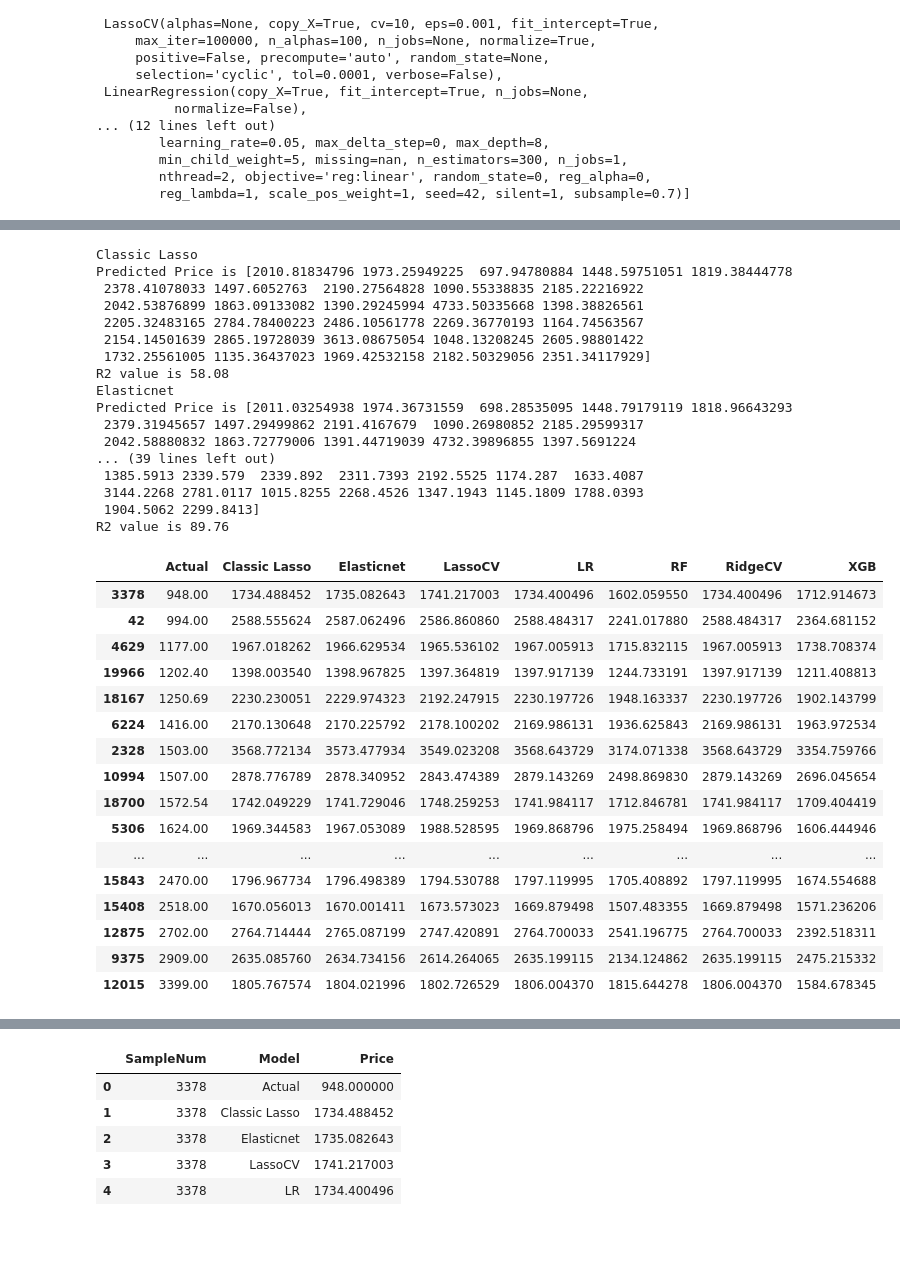
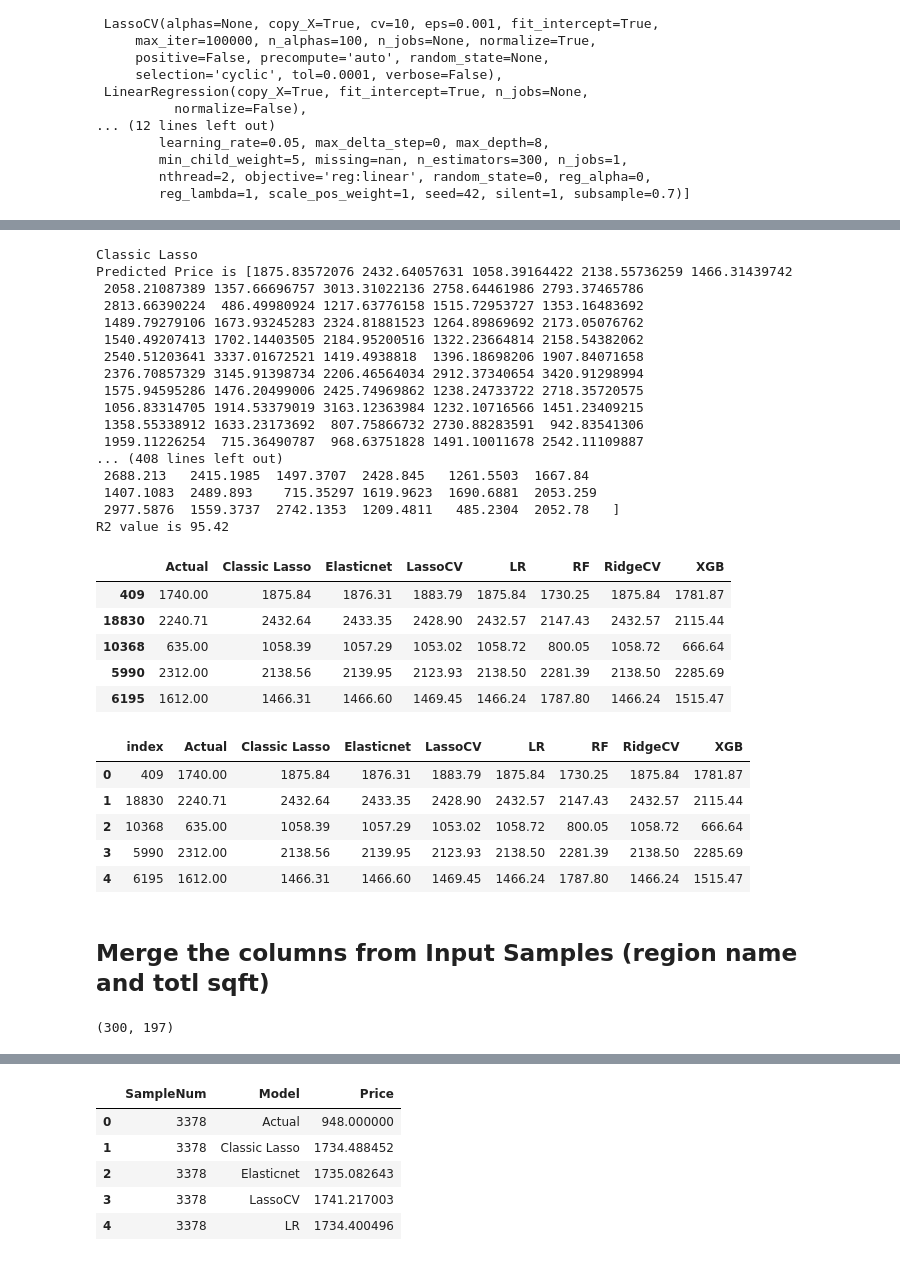
Before and after one commit to sigmanudude/ResidentialEnergyPrediction, a Jupyter notebook: predictPrice.ipynb, the cells around one changed output, grey strips where cells are left out. Saved outputs shown, nothing was run; the diff lists cells and outputs as text; code cells hidden in the pictures.

```diff
--- a/predictPrice.ipynb
+++ b/predictPrice.ipynb
@@ -67,3 +69,3 @@ totsqt = {0 : "(df_recs.TOTHSQFT != -1)",
 # %%
-X, vocab, y = generateX_samp(ohe = True, target = "DOLLAR", numSamples = 30, region = 2, totsqft_cd = 3)
+X, vocab, y = generateX_samp(ohe = True, target = "DOLLAR", numSamples = 300, region = 2, totsqft_cd = 0)
 # %% [output]
@@ -201,43 +159,50 @@ for i, model in enumerate(models):
     results_score['RMSE'] = rmse
 # %% [output]
 Classic Lasso
-Predicted Price is [2010.81834796 1973.25949225  697.94780884 1448.59751051 1819.38444778
- 2378.41078033 1497.6052763  2190.27564828 1090.55338835 2185.22216922
- 2042.53876899 1863.09133082 1390.29245994 4733.50335668 1398.38826561
- 2205.32483165 2784.78400223 2486.10561778 2269.36770193 1164.74563567
- 2154.14501639 2865.19728039 3613.08675054 1048.13208245 2605.98801422
- 1732.25561005 1135.36437023 1969.42532158 2182.50329056 2351.34117929]
-R2 value is 58.08
-Elasticnet
-Predicted Price is [2011.03254938 1974.36731559  698.28535095 1448.79179119 1818.96643293
- 2379.31945657 1497.29499862 2191.4167679  1090.26980852 2185.29599317
- 2042.58880832 1863.72779006 1391.44719039 4732.39896855 1397.5691224
-... (39 lines left out)
- 1385.5913 2339.579  2339.892  2311.7393 2192.5525 1174.287  1633.4087
- 3144.2268 2781.0117 1015.8255 2268.4526 1347.1943 1145.1809 1788.0393
- 1904.5062 2299.8413]
-R2 value is 89.76
+Predicted Price is [1875.83572076 2432.64057631 1058.39164422 2138.55736259 1466.31439742
+ 2058.21087389 1357.66696757 3013.31022136 2758.64461986 2793.37465786
+ 2813.66390224  486.49980924 1217.63776158 1515.72953727 1353.16483692
+ 1489.79279106 1673.93245283 2324.81881523 1264.89869692 2173.05076762
+ 1540.49207413 1702.14403505 2184.95200516 1322.23664814 2158.54382062
+ 2540.51203641 3337.01672521 1419.4938818  1396.18698206 1907.84071658
+ 2376.70857329 3145.91398734 2206.46564034 2912.37340654 3420.91298994
+ 1575.94595286 1476.20499006 2425.74969862 1238.24733722 2718.35720575
+ 1056.83314705 1914.53379019 3163.12363984 1232.10716566 1451.23409215
+ 1358.55338912 1633.23173692  807.75866732 2730.88283591  942.83541306
+ 1959.11226254  715.36490787  968.63751828 1491.10011678 2542.11109887
+... (408 lines left out)
+ 2688.213   2415.1985  1497.3707  2428.845   1261.5503  1667.84
+ 1407.1083  2489.893    715.35297 1619.9623  1690.6881  2053.259
+ 2977.5876  1559.3737  2742.1353  1209.4811   485.2304  2052.78   ]
+R2 value is 95.42
+# %%
+results_data = results_data.applymap(lambda r:round(r, 2))
+results_data.head()
+# %% [output]
+|  | Actual | Classic Lasso | Elasticnet | LassoCV | LR | RF | RidgeCV | XGB |
+| 409 | 1740.00 | 1875.84 | 1876.31 | 1883.79 | 1875.84 | 1730.25 | 1875.84 | 1781.87 |
+| 18830 | 2240.71 | 2432.64 | 2433.35 | 2428.90 | 2432.57 | 2147.43 | 2432.57 | 2115.44 |
+| 10368 | 635.00 | 1058.39 | 1057.29 | 1053.02 | 1058.72 | 800.05 | 1058.72 | 666.64 |
+| 5990 | 2312.00 | 2138.56 | 2139.95 | 2123.93 | 2138.50 | 2281.39 | 2138.50 | 2285.69 |
+| 6195 | 1612.00 | 1466.31 | 1466.60 | 1469.45 | 1466.24 | 1787.80 | 1466.24 | 1515.47 |
 # %%
-results_data.to_csv("dataforfinalproject/resultsdata.csv", index = True)
+results_data.reset_index(inplace = True)
+results_data.to_csv(os.path.join(dataFilePath,"resultsdata.csv"), index = False)
 # %%
 # results_data = results_data.sort_values(['Actual'], ascending = True)
 # %%
-results_data
+results_data.head()
 # %% [output]
-|  | Actual | Classic Lasso | Elasticnet | LassoCV | LR | RF | RidgeCV | XGB |
-| 3378 | 948.00 | 1734.488452 | 1735.082643 | 1741.217003 | 1734.400496 | 1602.059550 | 1734.400496 | 1712.914673 |
-| 42 | 994.00 | 2588.555624 | 2587.062496 | 2586.860860 | 2588.484317 | 2241.017880 | 2588.484317 | 2364.681152 |
-| 4629 | 1177.00 | 1967.018262 | 1966.629534 | 1965.536102 | 1967.005913 | 1715.832115 | 1967.005913 | 1738.708374 |
-| 19966 | 1202.40 | 1398.003540 | 1398.967825 | 1397.364819 | 1397.917139 | 1244.733191 | 1397.917139 | 1211.408813 |
-| 18167 | 1250.69 | 2230.230051 | 2229.974323 | 2192.247915 | 2230.197726 | 1948.163337 | 2230.197726 | 1902.143799 |
-| 6224 | 1416.00 | 2170.130648 | 2170.225792 | 2178.100202 | 2169.986131 | 1936.625843 | 2169.986131 | 1963.972534 |
-| 2328 | 1503.00 | 3568.772134 | 3573.477934 | 3549.023208 | 3568.643729 | 3174.071338 | 3568.643729 | 3354.759766 |
-| 10994 | 1507.00 | 2878.776789 | 2878.340952 | 2843.474389 | 2879.143269 | 2498.869830 | 2879.143269 | 2696.045654 |
-| 18700 | 1572.54 | 1742.049229 | 1741.729046 | 1748.259253 | 1741.984117 | 1712.846781 | 1741.984117 | 1709.404419 |
-| 5306 | 1624.00 | 1969.344583 | 1967.053089 | 1988.528595 | 1969.868796 | 1975.258494 | 1969.868796 | 1606.444946 |
-| ... | ... | ... | ... | ... | ... | ... | ... | ... |
-| 15843 | 2470.00 | 1796.967734 | 1796.498389 | 1794.530788 | 1797.119995 | 1705.408892 | 1797.119995 | 1674.554688 |
-| 15408 | 2518.00 | 1670.056013 | 1670.001411 | 1673.573023 | 1669.879498 | 1507.483355 | 1669.879498 | 1571.236206 |
-| 12875 | 2702.00 | 2764.714444 | 2765.087199 | 2747.420891 | 2764.700033 | 2541.196775 | 2764.700033 | 2392.518311 |
-| 9375 | 2909.00 | 2635.085760 | 2634.734156 | 2614.264065 | 2635.199115 | 2134.124862 | 2635.199115 | 2475.215332 |
-| 12015 | 3399.00 | 1805.767574 | 1804.021996 | 1802.726529 | 1806.004370 | 1815.644278 | 1806.004370 | 1584.678345 |
+|  | index | Actual | Classic Lasso | Elasticnet | LassoCV | LR | RF | RidgeCV | XGB |
+| 0 | 409 | 1740.00 | 1875.84 | 1876.31 | 1883.79 | 1875.84 | 1730.25 | 1875.84 | 1781.87 |
+| 1 | 18830 | 2240.71 | 2432.64 | 2433.35 | 2428.90 | 2432.57 | 2147.43 | 2432.57 | 2115.44 |
+| 2 | 10368 | 635.00 | 1058.39 | 1057.29 | 1053.02 | 1058.72 | 800.05 | 1058.72 | 666.64 |
+| 3 | 5990 | 2312.00 | 2138.56 | 2139.95 | 2123.93 | 2138.50 | 2281.39 | 2138.50 | 2285.69 |
+| 4 | 6195 | 1612.00 | 1466.31 | 1466.60 | 1469.45 | 1466.24 | 1787.80 | 1466.24 | 1515.47 |
+# %% [markdown]
+## Merge the columns from Input Samples (region name and totl sqft)
+# %%
+samp = pd.read_csv(os.path.join(dataFilePath, sampleFile), low_memory = False)
+samp.shape
+# %% [output]
+(300, 197)
```
Also changed, not shown: parts of 21 cells of this notebook, 6 other files.
